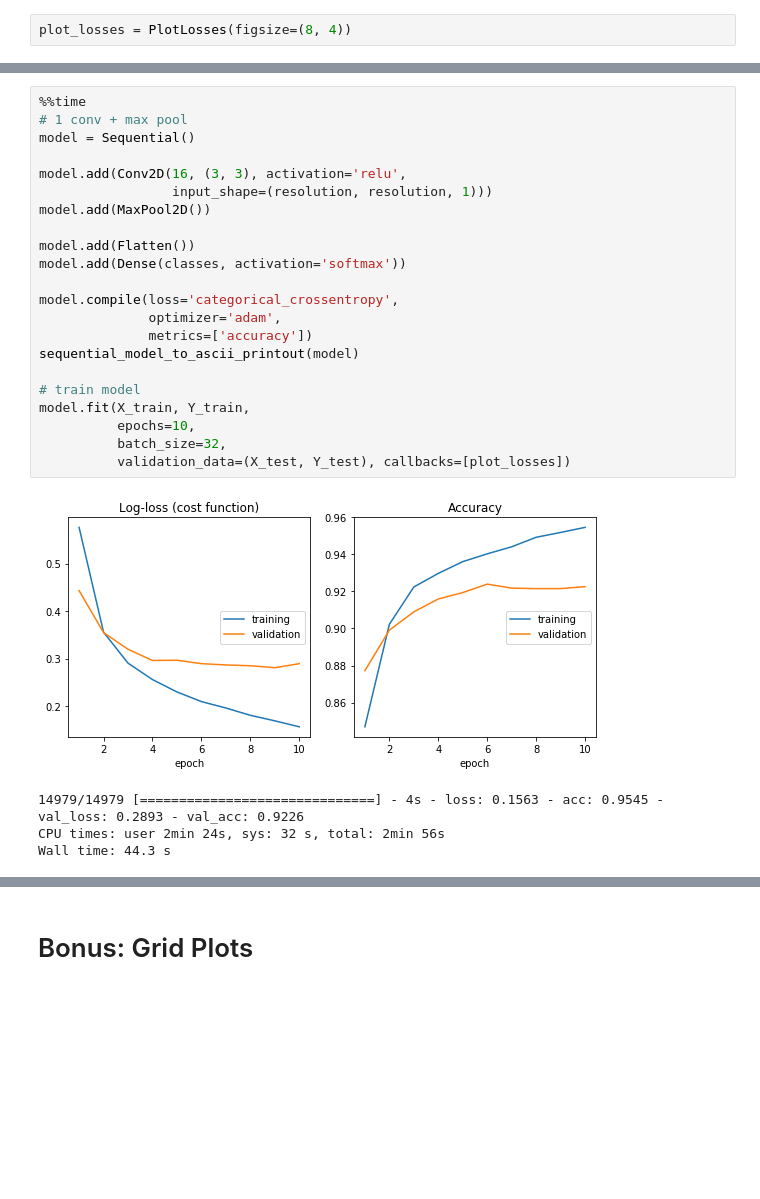
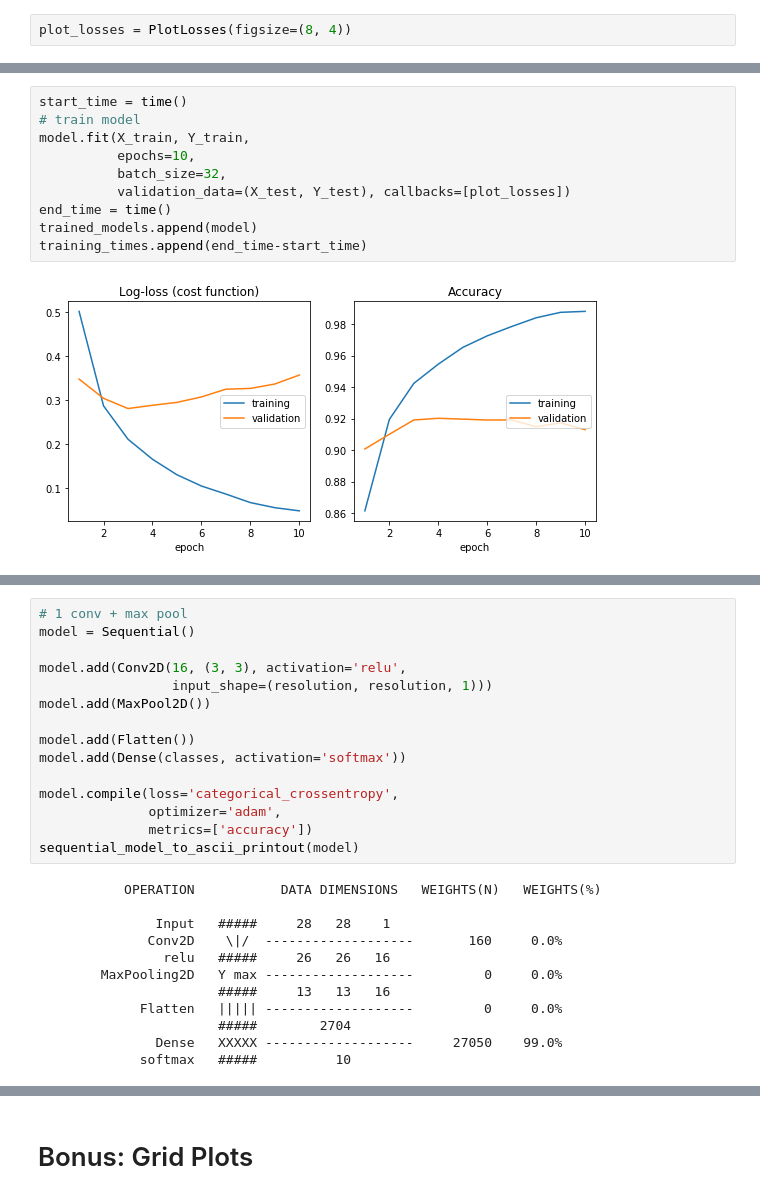
Before and after one commit to deepsense-ai/intel-ai-webinar-neural-networks, a Jupyter notebook: notebook_done.ipynb, the cells around one changed output, grey strips where cells are left out. Drawn from its saved outputs; the diff is of its cells as text; blank space fills up the shorter version.

```diff
--- a/notebook_done.ipynb
+++ b/notebook_done.ipynb
@@ -165,0 +188,12 @@ Wall time: 49.8 s
+# %%
+start_time = time()
+# train model
+model.fit(X_train, Y_train,
+          epochs=10,
+          batch_size=32,
+          validation_data=(X_test, Y_test), callbacks=[plot_losses])
+end_time = time()
+trained_models.append(model)
+training_times.append(end_time-start_time)
+# %% [output]
+[figure, added]
@@ -166,5 +201,4 @@ Wall time: 49.8 s
 # %%
-%%time
 # 1 conv + max pool
 model = Sequential()
 
@@ -179,14 +213,15 @@ model.compile(loss='categorical_crossentropy',
               optimizer='adam',
               metrics=['accuracy'])
 sequential_model_to_ascii_printout(model)
-
-# train model
-model.fit(X_train, Y_train,
-          epochs=10,
-          batch_size=32,
-          validation_data=(X_test, Y_test), callbacks=[plot_losses])
 # %% [output]
-[figure, removed]
-14979/14979 [==============================] - 4s - loss: 0.1563 - acc: 0.9545 - val_loss: 0.2893 - val_acc: 0.9226
-CPU times: user 2min 24s, sys: 32 s, total: 2min 56s
-Wall time: 44.3 s
+           OPERATION           DATA DIMENSIONS   WEIGHTS(N)   WEIGHTS(%)
+
+               Input   #####     28   28    1
+              Conv2D    \|/  -------------------       160     0.0%
+                relu   #####     26   26   16
+        MaxPooling2D   Y max -------------------         0     0.0%
+                       #####     13   13   16
+             Flatten   ||||| -------------------         0     0.0%
+                       #####        2704
+               Dense   XXXXX -------------------     27050    99.0%
+             softmax   #####          10
```
Also changed, not shown: parts of 33 cells of this notebook, 3 other files.
